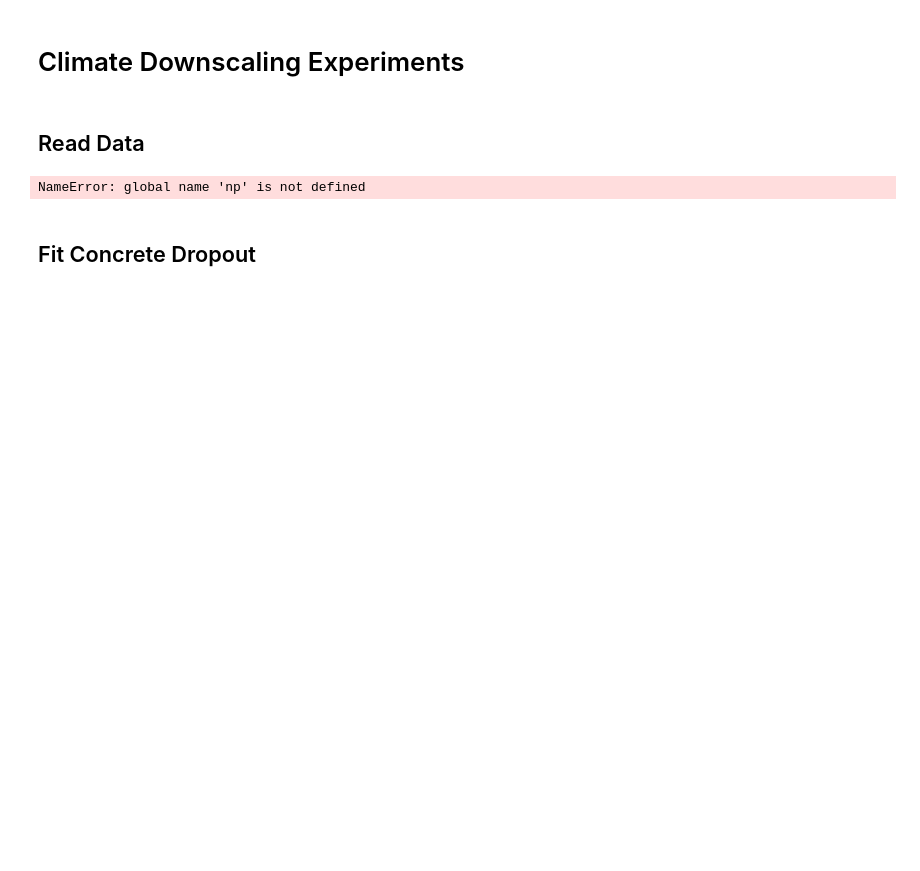
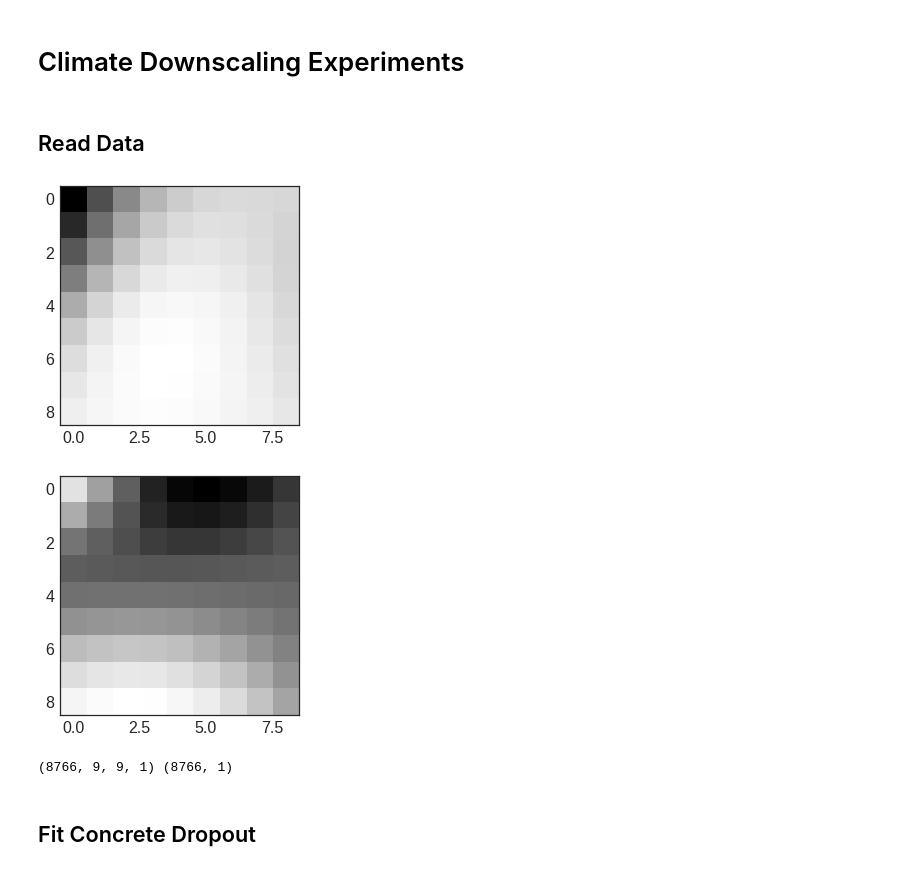
Before and after one commit to tjvandal/CI-2017, a Jupyter notebook: notebooks/bnn-experiments.ipynb, the cells around one changed output. Cells and saved outputs as stored; diff of their text form; code cells hidden in the pictures; blank space fills up the shorter version.

```diff
--- a/notebooks/bnn-experiments.ipynb
+++ b/notebooks/bnn-experiments.ipynb
@@ -155,13 +147,0 @@ mc_model, _ = fit_mc(1000, X_train, Y_train, verbose=0,
-# %%
-Y_samples = np.array([mc_model.predict(X_test) for _ in range(K_test)])
-Y_mean = np.mean(Y_samples[:,:,0], axis=0)
-
-sample_mean = np.mean(Y_samples[:,:,0], axis=0)
-yhi  = np.percentile(Y_samples[:,:,0], hi_percentile,  axis=0)
-ylow = np.percentile(Y_samples[:,:,0], low_percentile, axis=0)
-
-plt.plot(X_test, sample_mean)
-plt.plot(X_test, ylow)
-plt.plot(X_test, yhi)
-plt.scatter(X_train, Y_train, alpha=0.2)
-plt.show()
@@ -178,33 +156,3 @@ $l(y, f^{\hat{\omega}_k}(x_n)) = \dfrac{1}{2}||y - f^{\hat{\omega}_k}(x)||_2^2$
 
 ### Regression Alpha-Divergence Loss
 $\mathcal{L}(\Theta) = -\dfrac{1}{\alpha} \sum_n \text{log-sum-exp} \big[ -\dfrac{\alpha\tau}{2}||y - f^{\hat{\omega}_k}(x)||_2^2 \big] + \dfrac{ND}{2}\text{log}\tau + \sum_i p_i ||M_i||_2^2$
-# %%
-
-X_train, Y_train = gen_data(10, 0.01)
-X_test = np.arange(-8,8,0.1) # 50
-Y_test = gen_signal(X_test)
-
-alpha_model, _ = fit_mc(1000, X_train, Y_train, verbose=0, alpha_divergence=False,
-                        dropout_prob=0.25)
-#mc_model, _ = fit_mc(1000, X_train, Y_train, verbose=0, alpha_divergence=True)
-# %%
-Y_samples = np.array([alpha_model.predict(X_test) for _ in range(K_test)])
-Y_mean = np.mean(Y_samples[:,:,0], axis=0)
-second_moment = np.zeros(Y_samples.shape[1])
-for k in range(K_test):
-    sample_var = np.exp(Y_samples[k,:,1])
-    sample_mean = Y_samples[k,:,0]
-    second_moment += sample_var + sample_mean**2
-Y_var = second_moment / K_test #- Y_mean**2
-
-sample_mean = np.mean(Y_samples[:,:,0], axis=0)
-yhi  = np.percentile(Y_samples[:,:,0], hi_percentile,  axis=0)
-ylow = np.percentile(Y_samples[:,:,0], low_percentile, axis=0)
-#yhi = sample_mean + np.std(Y_var)
-#hlow = sample_mean - np.std(Y_var)
-print yhi[:10]
-print ylow[:10]
-plt.plot(X_test, sample_mean)
-plt.plot(X_test, ylow)
-plt.plot(X_test, yhi)
-plt.scatter(X_train, Y_train, alpha=0.5)
@@ -221,28 +279,32 @@ plt.scatter(X_train, Y_train, alpha=0.5)
 ## Read Data
 # %%
 import pandas as pd
+
+Kmc = 30
 
 def read_file(f):
     data = pd.read_csv(f, header=None)
     data = data.rename(columns={0: 'time', 1: 'label'})
     for c in data.columns:
         if isinstance(c, int) and ((c % 2) == 1):
             del data[c]
     X = data.values[:,2:]
     X = X.reshape((X.shape[0], 9, 9))[:,:,:,np.newaxis]
     plt.imshow(X[0,:,:,0], interpolation='nearest')
     plt.show()
     y = data.values[:,1,np.newaxis]
     return X, y
 
 train_file = 'data/train_28.5384_-81.3792'
 test_file = 'data/test_28.5384_-81.3792'
 
 X_train, Y_train = read_file(train_file)
 X_test, Y_test = read_file(test_file)
 print X_train.shape, Y_train.shape
 # %% [output]
+[figure, added]
+[figure, added]
-NameError: global name 'np' is not defined
+(8766, 9, 9, 1) (8766, 1)
 # %% [markdown]
 ## Fit Concrete Dropout
 # %%
```
Also changed, not shown: parts of 21 cells of this notebook, 2 other files.
